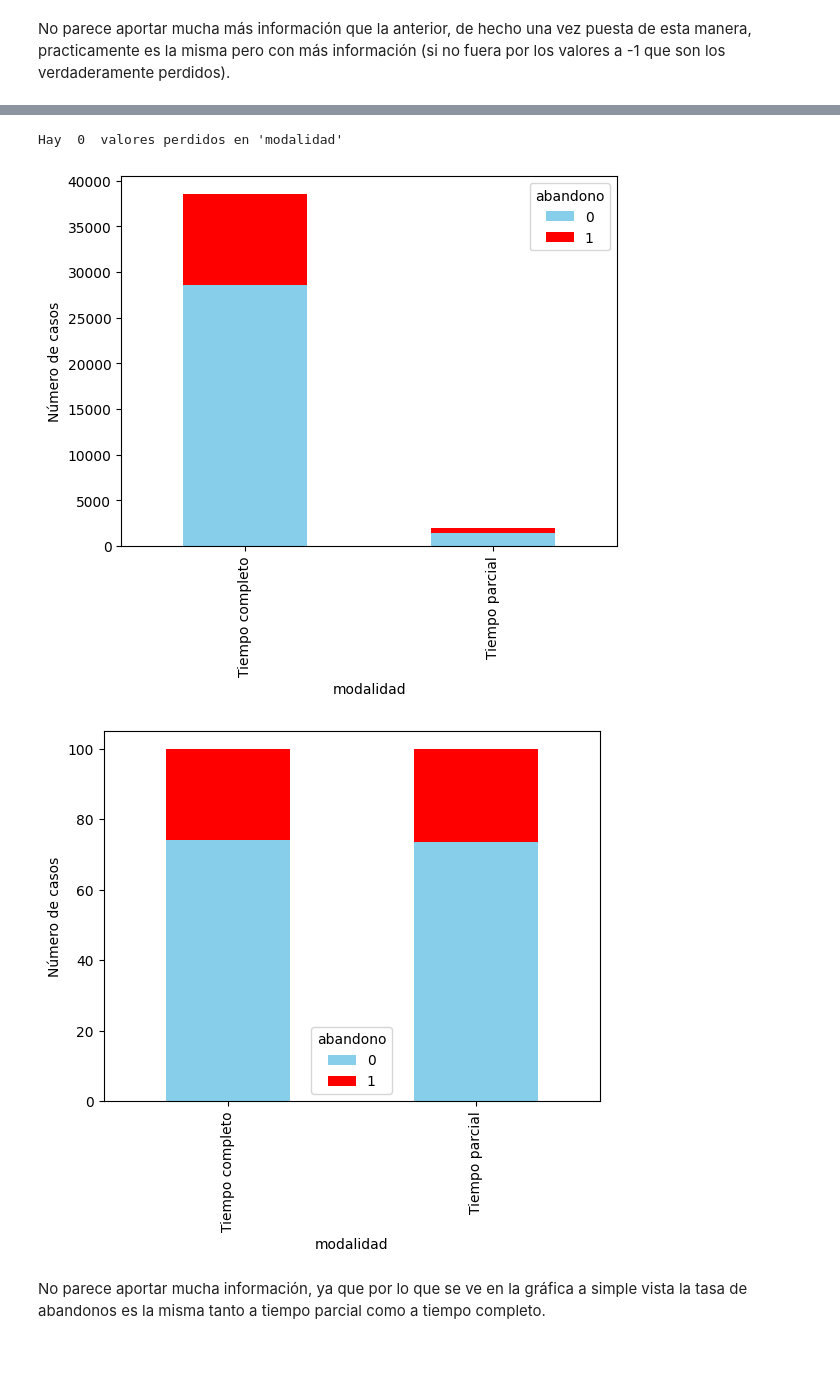
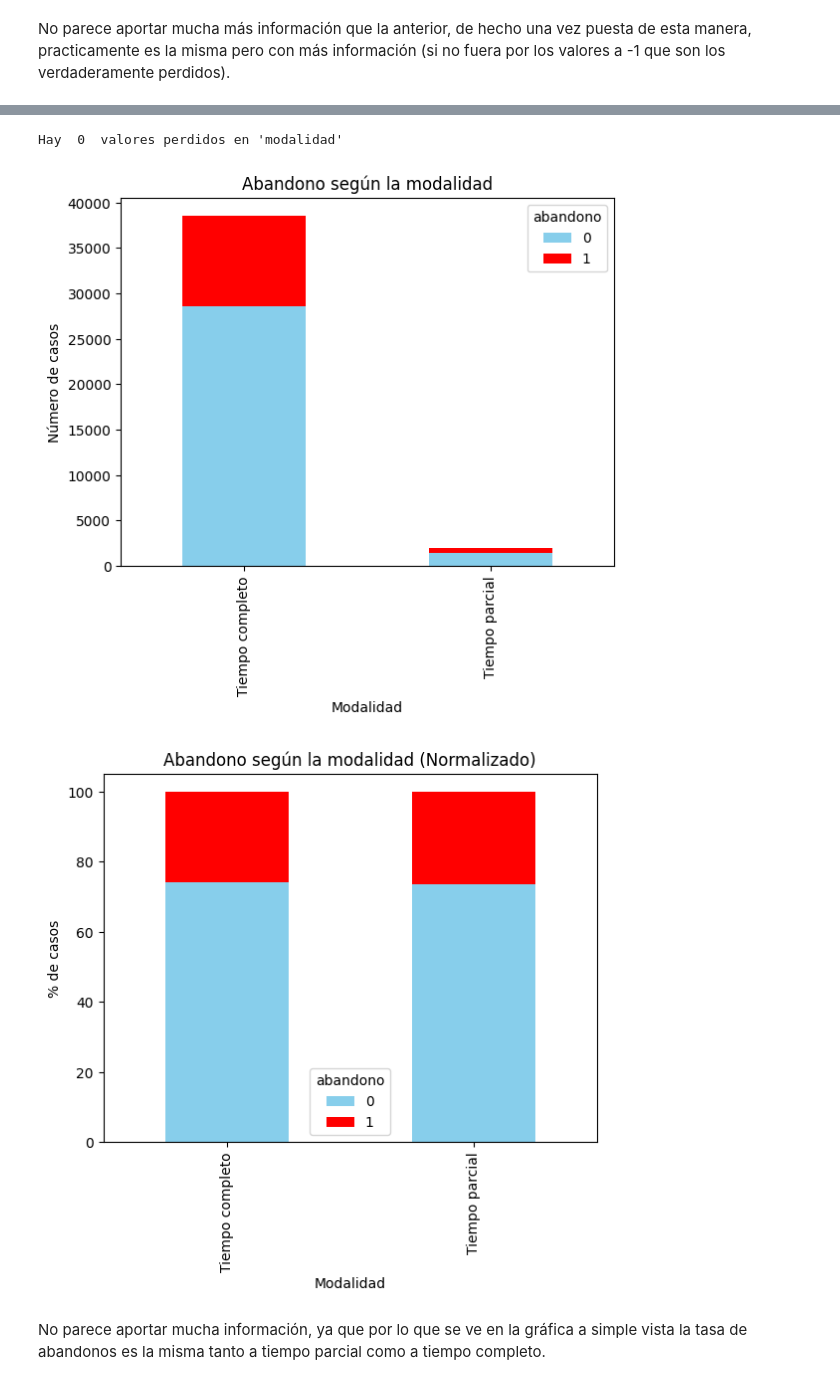
Before and after one commit to Marcos-Wth/Practica_1_Mineria_de_Datos, a Jupyter notebook: Práctica 1 - Análisis, procesamiento y validación .ipynb, the cells around one changed output, grey strips where cells are left out. Drawn from its saved outputs; the diff is of its cells as text; code cells hidden in the pictures; blank space fills up the shorter version.

```diff
--- a/Práctica 1 - Análisis, procesamiento y validación .ipynb
+++ b/Práctica 1 - Análisis, procesamiento y validación .ipynb
@@ -286,20 +300,23 @@ No parece aportar mucha más información que la anterior, de hecho una vez pues
 # %%
-# variable modalidad
 perdidos = df_train['modalidad'].isna().sum()
 print("Hay ",perdidos, " valores perdidos en 'modalidad'")
 
 x = pd.crosstab(df_train['modalidad'], df_train['abandono'])
 x.plot(kind='bar', stacked=True, color=['skyblue', 'red'])
+plt.title('Abandono según la modalidad')
+plt.xlabel('Modalidad')
 plt.ylabel("Número de casos")
 plt.show()
 
 x = pd.crosstab(df_train['modalidad'], df_train['abandono'],normalize='index')*100
 x.plot(kind='bar', stacked=True, color=['skyblue', 'red'])
-plt.ylabel("Número de casos")
+plt.title('Abandono según la modalidad (Normalizado)')
+plt.xlabel('Modalidad')
+plt.ylabel("% de casos")
 plt.show()
 # %% [output]
 Hay  0  valores perdidos en 'modalidad'
-[figure, old version]
+[figure, new version]
-[figure, old version]
+[figure, new version]
 # %% [markdown]
 No parece aportar mucha información, ya que por lo que se ve en la gráfica a simple vista la tasa de abandonos es la misma tanto a tiempo parcial como a tiempo completo.
```
Also changed, not shown: parts of 59 cells of this notebook.
